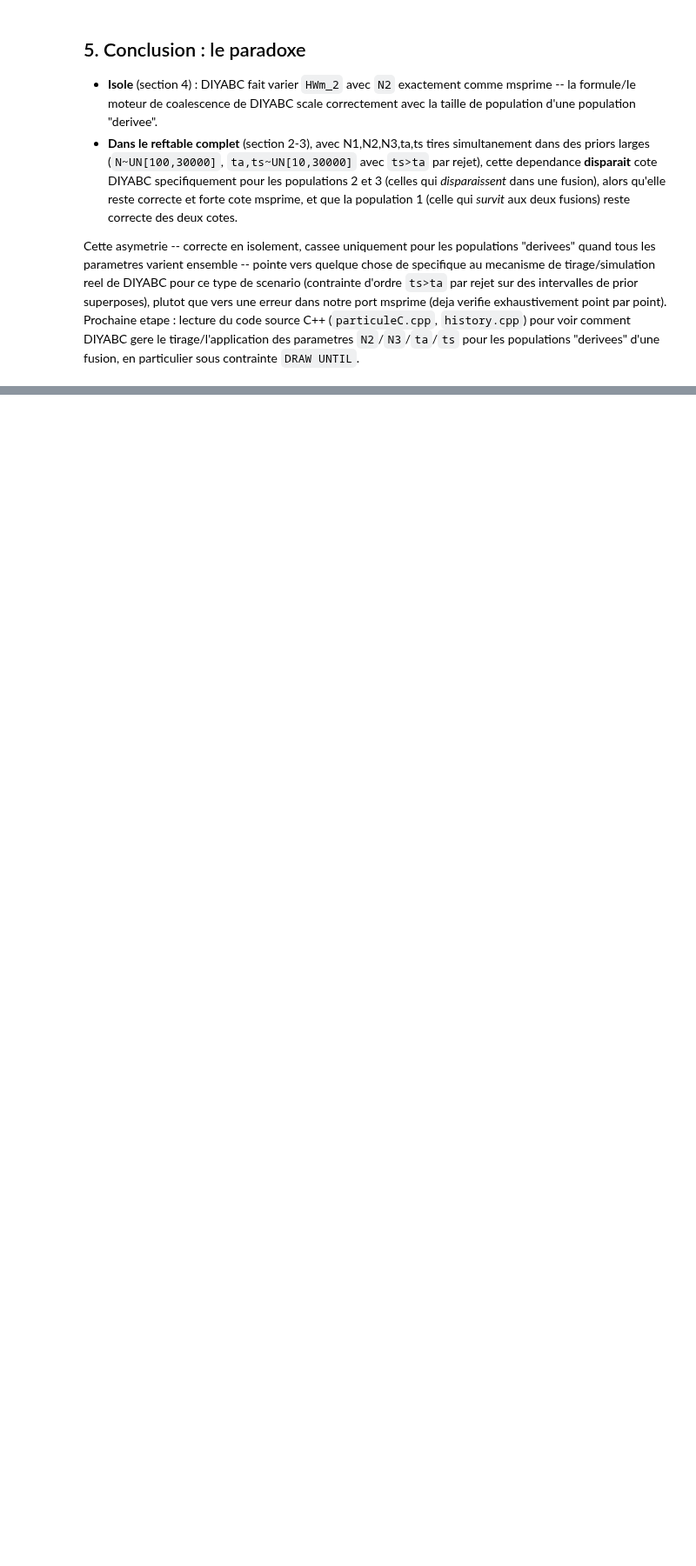
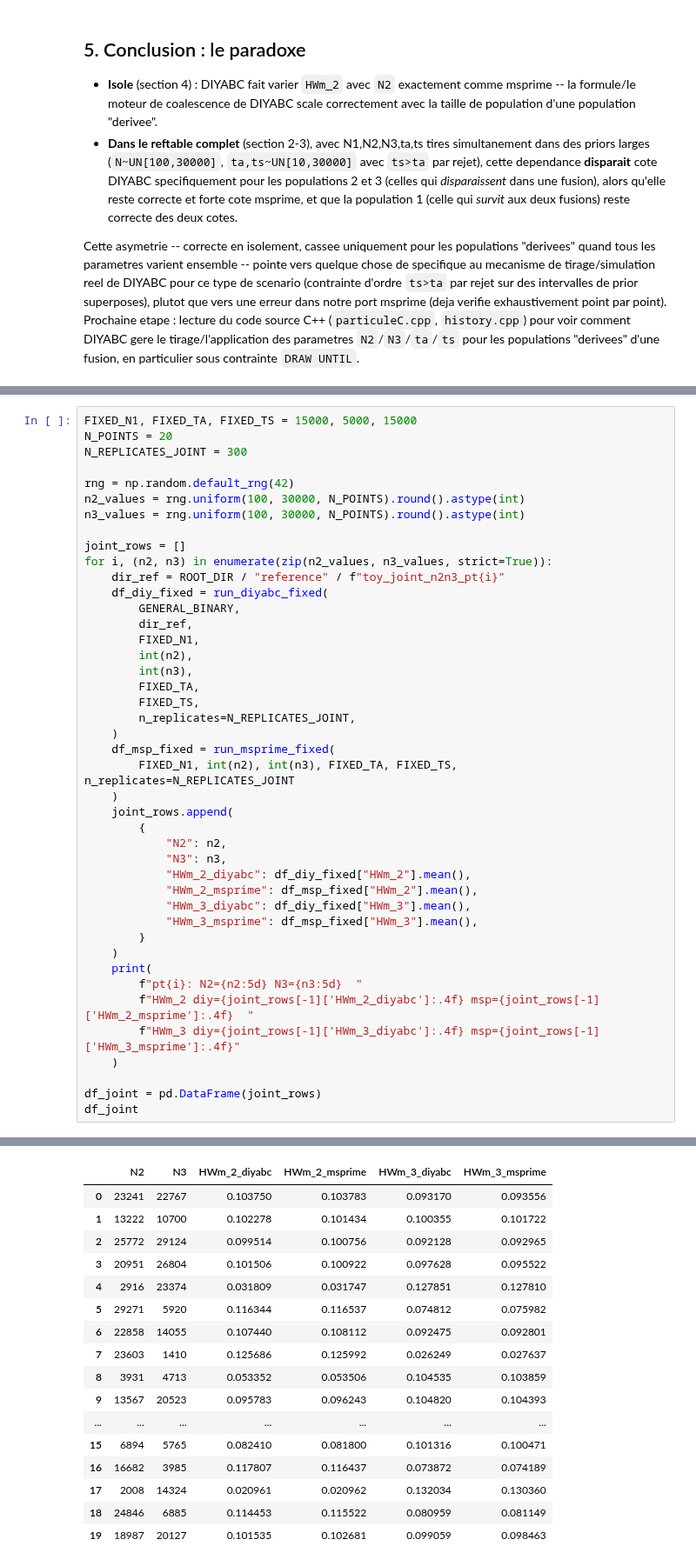
Before and after one commit to Guillaume-BR/diyabc_msprime_poc, a Jupyter notebook: notebook/correlation_N2_N3_HWm_anomaly.ipynb, the cells around one changed output, grey strips where cells are left out. Shown at 87% size. Saved outputs shown, nothing was run; the diff lists cells and outputs as text; blank space fills up the shorter version.

```diff
--- a/notebook/correlation_N2_N3_HWm_anomaly.ipynb
+++ b/notebook/correlation_N2_N3_HWm_anomaly.ipynb
@@ -338,0 +347,44 @@ Cette asymetrie -- correcte en isolement, cassee uniquement pour les populations
+# %%
+FIXED_N1, FIXED_TA, FIXED_TS = 15000, 5000, 15000
+N_POINTS = 20
+N_REPLICATES_JOINT = 300
+
+rng = np.random.default_rng(42)
+n2_values = rng.uniform(100, 30000, N_POINTS).round().astype(int)
+n3_values = rng.uniform(100, 30000, N_POINTS).round().astype(int)
+
+joint_rows = []
+for i, (n2, n3) in enumerate(zip(n2_values, n3_values, strict=True)):
+    dir_ref = ROOT_DIR / "reference" / f"toy_joint_n2n3_pt{i}"
+    df_diy_fixed = run_diyabc_fixed(
+        GENERAL_BINARY,
+        dir_ref,
+        FIXED_N1,
+        int(n2),
+        int(n3),
+        FIXED_TA,
+        FIXED_TS,
+        n_replicates=N_REPLICATES_JOINT,
+    )
+    df_msp_fixed = run_msprime_fixed(
+        FIXED_N1, int(n2), int(n3), FIXED_TA, FIXED_TS, n_replicates=N_REPLICATES_JOINT
+    )
+    joint_rows.append(
+        {
+            "N2": n2,
+            "N3": n3,
+            "HWm_2_diyabc": df_diy_fixed["HWm_2"].mean(),
+            "HWm_2_msprime": df_msp_fixed["HWm_2"].mean(),
+            "HWm_3_diyabc": df_diy_fixed["HWm_3"].mean(),
+            "HWm_3_msprime": df_msp_fixed["HWm_3"].mean(),
+        }
+    )
+    print(
+        f"pt{i}: N2={n2:5d} N3={n3:5d}  "
+        f"HWm_2 diy={joint_rows[-1]['HWm_2_diyabc']:.4f} msp={joint_rows[-1]['HWm_2_msprime']:.4f}  "
+        f"HWm_3 diy={joint_rows[-1]['HWm_3_diyabc']:.4f} msp={joint_rows[-1]['HWm_3_msprime']:.4f}"
+    )
+
+df_joint = pd.DataFrame(joint_rows)
+df_joint
+# %% [output]
@@ -338,0 +411,17 @@ Cette asymetrie -- correcte en isolement, cassee uniquement pour les populations
+|  | N2 | N3 | HWm_2_diyabc | HWm_2_msprime | HWm_3_diyabc | HWm_3_msprime |
+| 0 | 23241 | 22767 | 0.103750 | 0.103783 | 0.093170 | 0.093556 |
+| 1 | 13222 | 10700 | 0.102278 | 0.101434 | 0.100355 | 0.101722 |
+| 2 | 25772 | 29124 | 0.099514 | 0.100756 | 0.092128 | 0.092965 |
+| 3 | 20951 | 26804 | 0.101506 | 0.100922 | 0.097628 | 0.095522 |
+| 4 | 2916 | 23374 | 0.031809 | 0.031747 | 0.127851 | 0.127810 |
+| 5 | 29271 | 5920 | 0.116344 | 0.116537 | 0.074812 | 0.075982 |
+| 6 | 22858 | 14055 | 0.107440 | 0.108112 | 0.092475 | 0.092801 |
+| 7 | 23603 | 1410 | 0.125686 | 0.125992 | 0.026249 | 0.027637 |
+| 8 | 3931 | 4713 | 0.053352 | 0.053506 | 0.104535 | 0.103859 |
+| 9 | 13567 | 20523 | 0.095783 | 0.096243 | 0.104820 | 0.104393 |
+| ... | ... | ... | ... | ... | ... | ... |
+| 15 | 6894 | 5765 | 0.082410 | 0.081800 | 0.101316 | 0.100471 |
+| 16 | 16682 | 3985 | 0.117807 | 0.116437 | 0.073872 | 0.074189 |
+| 17 | 2008 | 14324 | 0.020961 | 0.020962 | 0.132034 | 0.130360 |
+| 18 | 24846 | 6885 | 0.114453 | 0.115522 | 0.080959 | 0.081149 |
+| 19 | 18987 | 20127 | 0.101535 | 0.102681 | 0.099059 | 0.098463 |
```
Also changed, not shown: parts of 7 cells of this notebook.
